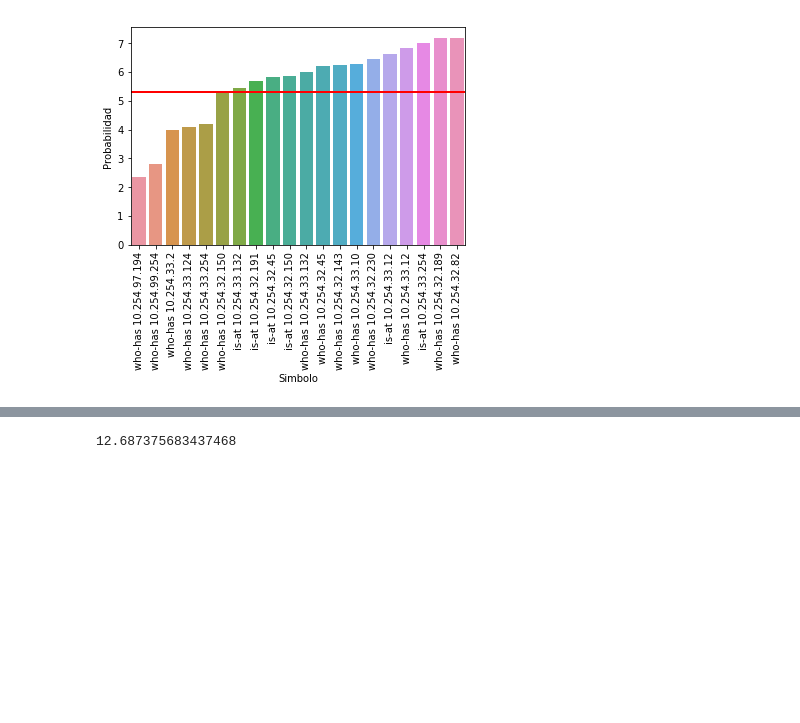
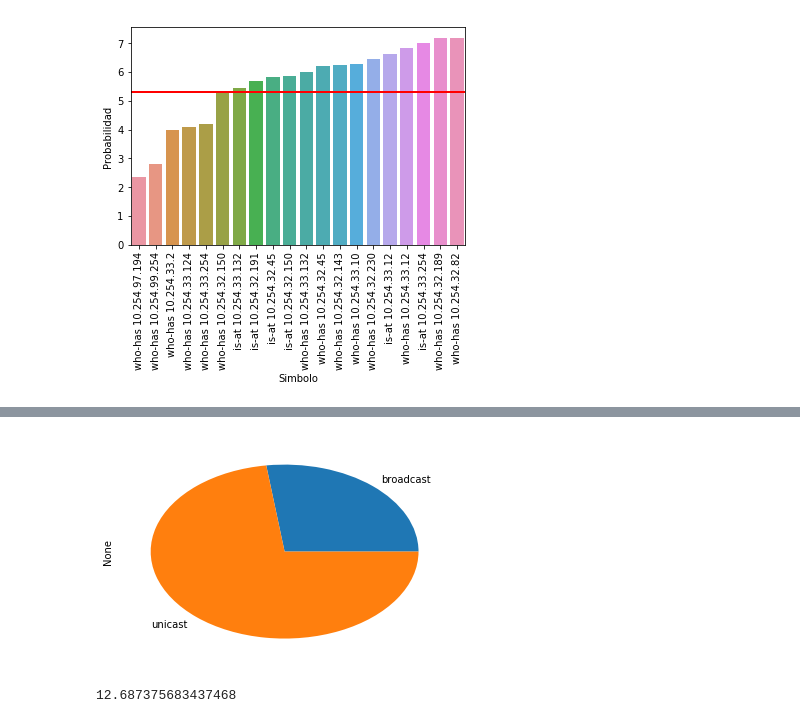
Before and after one commit to ZebaSz/tdc-tp1, a Jupyter notebook: script/Plots.ipynb, the cells around one changed output, grey strips where cells are left out. Saved outputs shown, nothing was run; the diff lists cells and outputs as text; code cells hidden in the pictures; blank space fills up the shorter version.

```diff
--- a/script/Plots.ipynb
+++ b/script/Plots.ipynb
@@ -197,3 +206,7 @@ ax.axhline(y=entropy(summary_s2), xmin=-1, xmax=1, color='r', linestyle='-', lw=
+# %%
+plot_dest_type_pie(data_s1_despe)
+# %% [output]
+[figure, added]
 # %%
 data_s1 = createDataFrame_s1(packets)
 summary_s1 = summaryDataFrame(data_s1)
```
Also changed, not shown: parts of 11 cells of this notebook, 5 other files.
